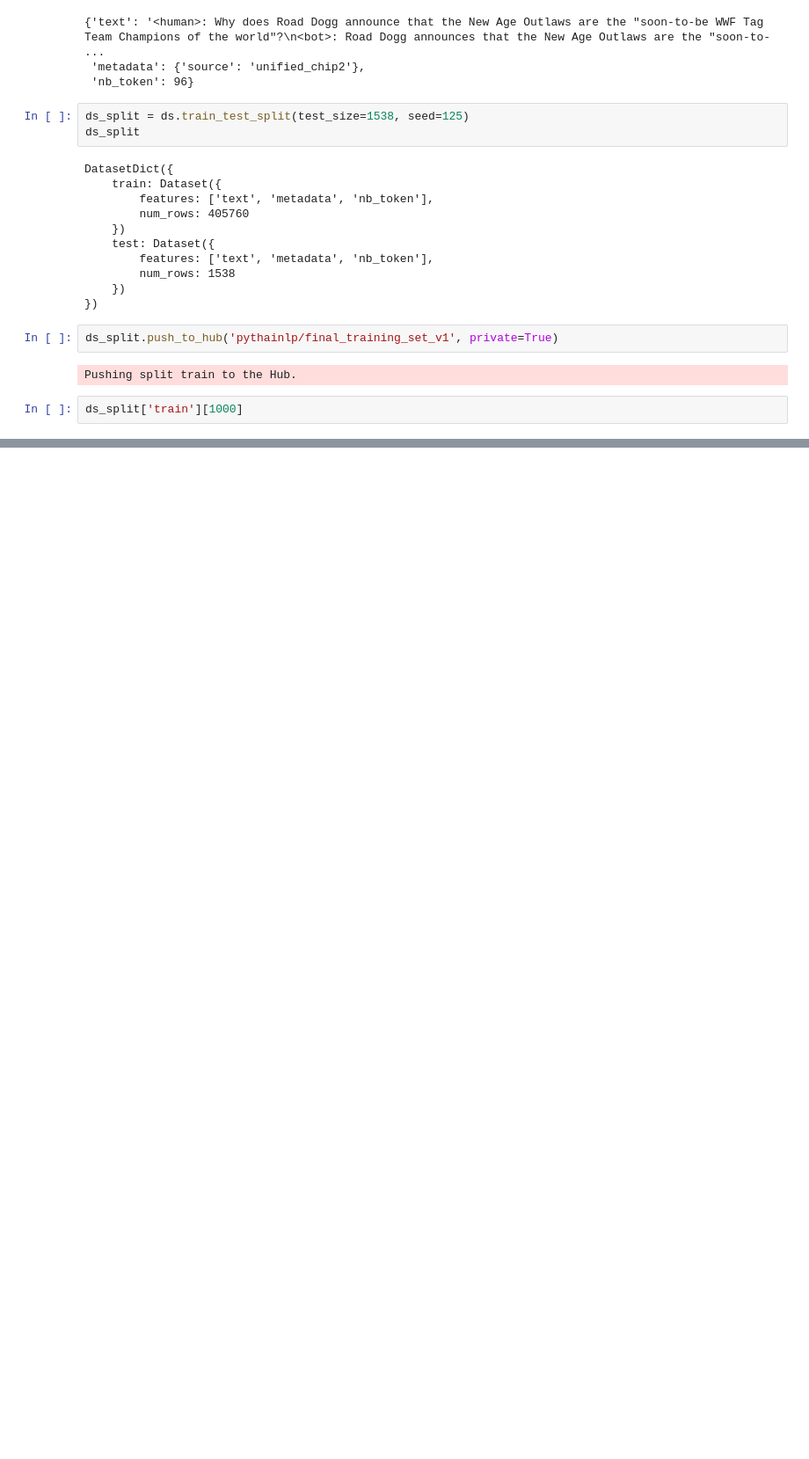
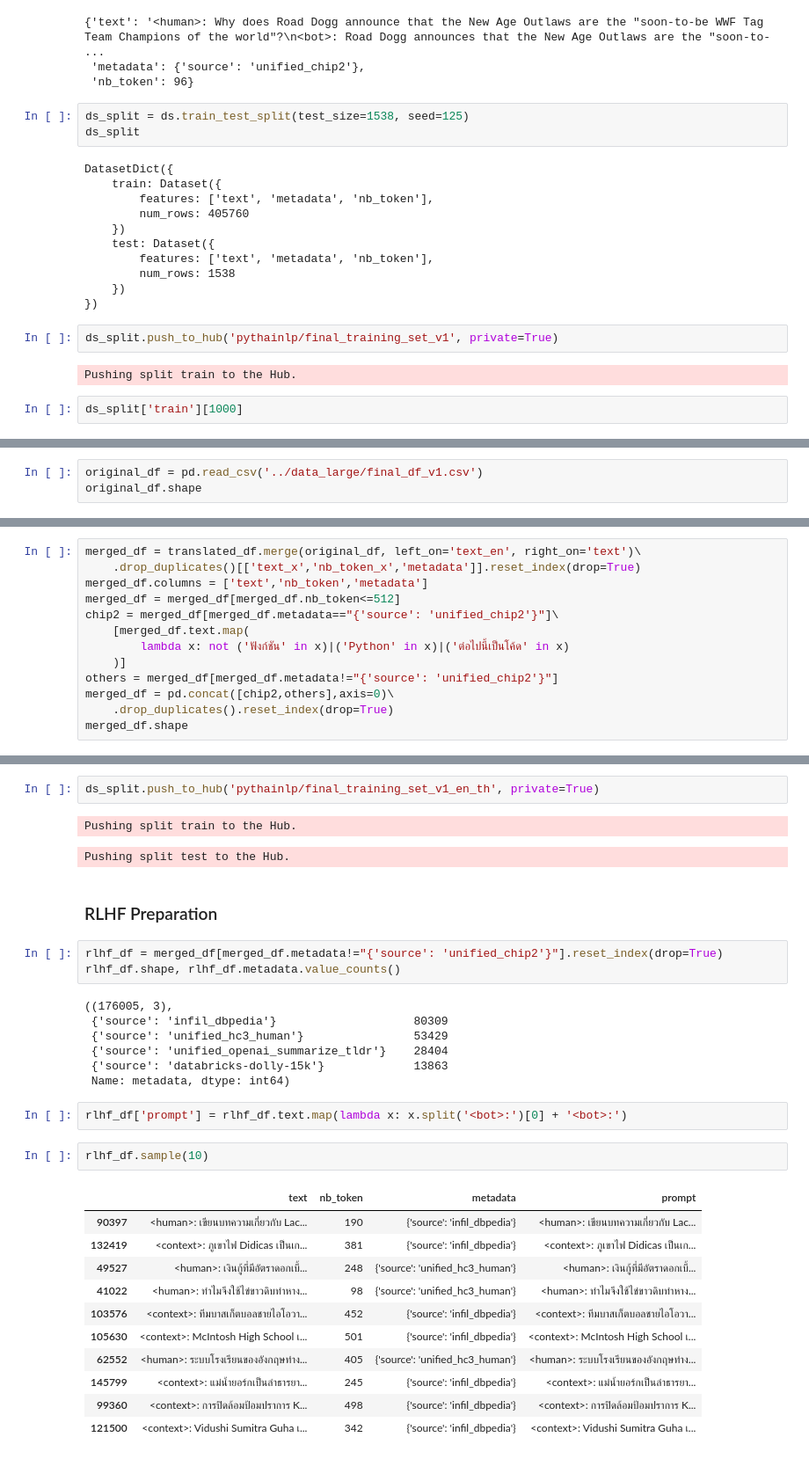
Before and after one commit to PyThaiNLP/WangChanGLM, a Jupyter notebook: notebook/process_final_training_set.ipynb, the cells around one changed output, grey strips where cells are left out. Shown at 88% size. Drawn from its saved outputs; the diff is of its cells as text; blank space fills up the shorter version.

Commit message:
add translated dataset processing

```diff
--- a/notebook/process_final_training_set.ipynb
+++ b/notebook/process_final_training_set.ipynb
@@ -259,0 +280,3 @@ ds_split['train'][1000]
+# %%
+original_df = pd.read_csv('../data_large/final_df_v1.csv')
+original_df.shape
@@ -259,0 +285,13 @@ ds_split['train'][1000]
+# %%
+merged_df = translated_df.merge(original_df, left_on='text_en', right_on='text')\
+    .drop_duplicates()[['text_x','nb_token_x','metadata']].reset_index(drop=True)
+merged_df.columns = ['text','nb_token','metadata']
+merged_df = merged_df[merged_df.nb_token<=512]
+chip2 = merged_df[merged_df.metadata=="{'source': 'unified_chip2'}"]\
+    [merged_df.text.map(
+        lambda x: not ('ฟังก์ชัน' in x)|('Python' in x)|('ต่อไปนี้เป็นโค้ด' in x)
+    )]
+others = merged_df[merged_df.metadata!="{'source': 'unified_chip2'}"]
+merged_df = pd.concat([chip2,others],axis=0)\
+    .drop_duplicates().reset_index(drop=True)
+merged_df.shape
@@ -259,0 +335,33 @@ ds_split['train'][1000]
+# %%
+ds_split.push_to_hub('pythainlp/final_training_set_v1_en_th', private=True)
+# %% [output]
+Pushing split train to the Hub.
+Pushing split test to the Hub.
+# %% [markdown]
+### RLHF Preparation
+# %%
+rlhf_df = merged_df[merged_df.metadata!="{'source': 'unified_chip2'}"].reset_index(drop=True)
+rlhf_df.shape, rlhf_df.metadata.value_counts()
+# %% [output]
+((176005, 3),
+ {'source': 'infil_dbpedia'}                    80309
+ {'source': 'unified_hc3_human'}                53429
+ {'source': 'unified_openai_summarize_tldr'}    28404
+ {'source': 'databricks-dolly-15k'}             13863
+ Name: metadata, dtype: int64)
+# %%
+rlhf_df['prompt'] = rlhf_df.text.map(lambda x: x.split('<bot>:')[0] + '<bot>:')
+# %%
+rlhf_df.sample(10)
+# %% [output]
+|  | text | nb_token | metadata | prompt |
+| 90397 | <human>: เขียนบทความเกี่ยวกับ Lac... | 190 | {'source': 'infil_dbpedia'} | <human>: เขียนบทความเกี่ยวกับ Lac... |
+| 132419 | <context>: ภูเขาไฟ Didicas เป็นเก... | 381 | {'source': 'infil_dbpedia'} | <context>: ภูเขาไฟ Didicas เป็นเก... |
+| 49527 | <human>: เงินกู้ที่มีอัตราดอกเบี้... | 248 | {'source': 'unified_hc3_human'} | <human>: เงินกู้ที่มีอัตราดอกเบี้... |
+| 41022 | <human>: ทำไมจึงใช้ไข่ขาวดิบทำหาง... | 98 | {'source': 'unified_hc3_human'} | <human>: ทำไมจึงใช้ไข่ขาวดิบทำหาง... |
+| 103576 | <context>: ทีมบาสเก็ตบอลชายไอโอวา... | 452 | {'source': 'infil_dbpedia'} | <context>: ทีมบาสเก็ตบอลชายไอโอวา... |
+| 105630 | <context>: McIntosh High School เ... | 501 | {'source': 'infil_dbpedia'} | <context>: McIntosh High School เ... |
+| 62552 | <human>: ระบบโรงเรียนของอังกฤษทำง... | 405 | {'source': 'unified_hc3_human'} | <human>: ระบบโรงเรียนของอังกฤษทำง... |
+| 145799 | <context>: แม่น้ำยอร์กเป็นลำธารยา... | 245 | {'source': 'infil_dbpedia'} | <context>: แม่น้ำยอร์กเป็นลำธารยา... |
+| 99360 | <context>: การปิดล้อมป้อมปราการ K... | 498 | {'source': 'infil_dbpedia'} | <context>: การปิดล้อมป้อมปราการ K... |
+| 121500 | <context>: Vidushi Sumitra Guha เ... | 342 | {'source': 'infil_dbpedia'} | <context>: Vidushi Sumitra Guha เ... |
```
Also changed, not shown: parts of 12 cells of this notebook.
